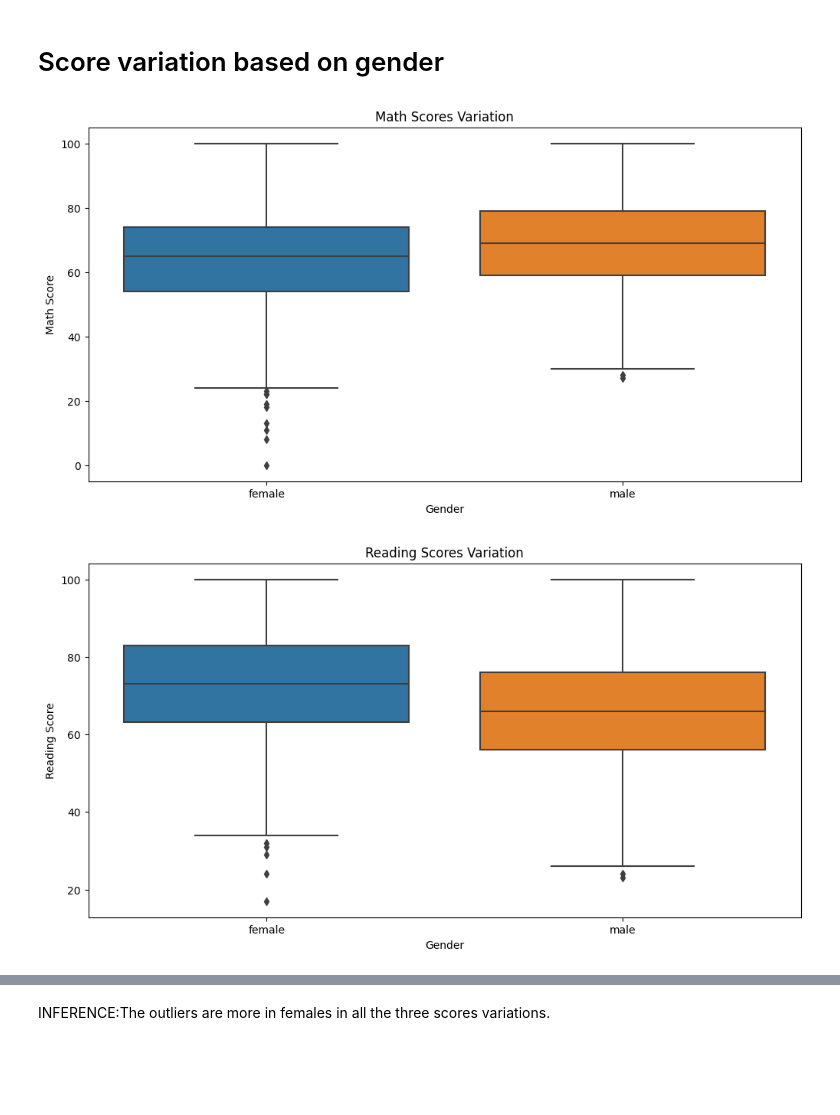
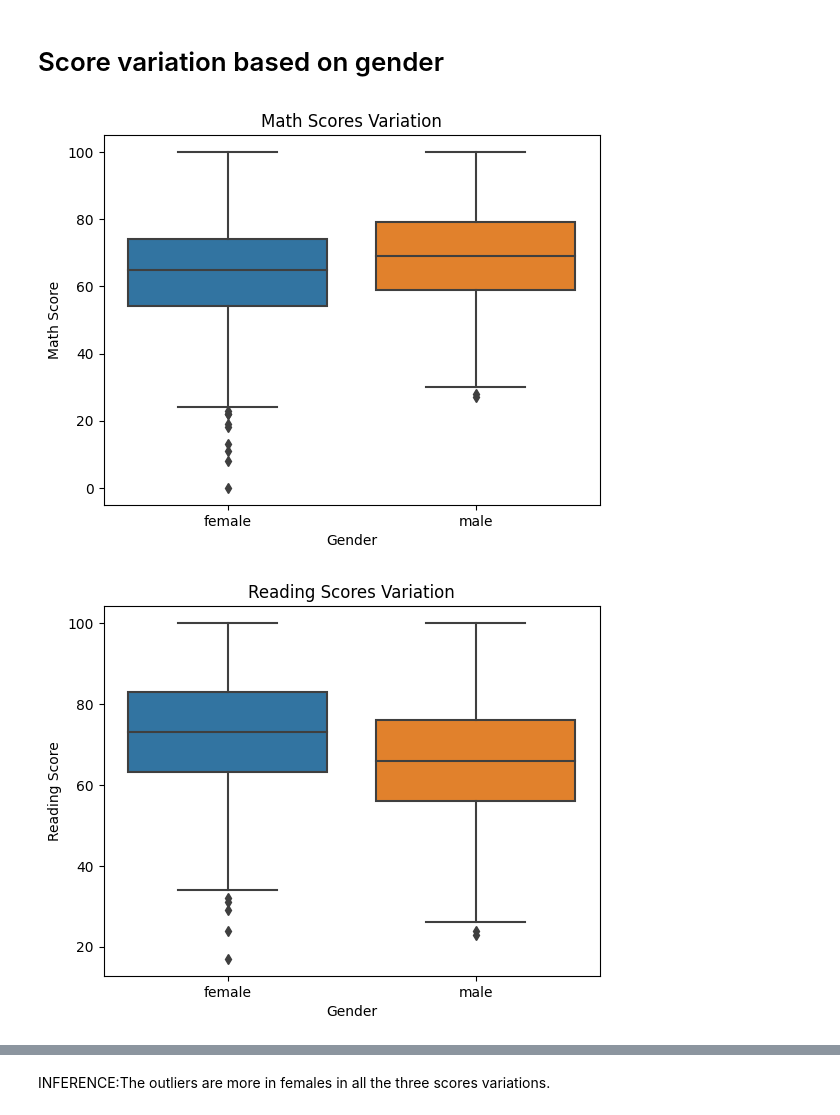
Before and after one commit to ASWATHI-A123/ASWATHI-A, a Jupyter notebook: Assignment_3.ipynb, the cells around one changed output, grey strips where cells are left out. Cells and saved outputs as stored; diff of their text form; code cells hidden in the pictures; blank space fills up the shorter version.

```diff
--- a/Assignment_3.ipynb
+++ b/Assignment_3.ipynb
@@ -100,26 +71,26 @@ INFERENCE:The average score for all the three that is for maths,reading as well
 # %% [markdown]
 # Score variation based on gender
 # %%
-plt.figure(figsize=(12, 6))
+plt.figure()
 sns.boxplot(data=data, x='gender', y='math score')
 plt.title('Math Scores Variation')
 plt.xlabel('Gender')
 plt.ylabel('Math Score')
 plt.show()
 
-plt.figure(figsize=(12, 6))
+plt.figure()
 sns.boxplot(data=data, x='gender', y='reading score')
 plt.title('Reading Scores Variation')
 plt.xlabel('Gender')
 plt.ylabel('Reading Score')
 plt.show()
 
-plt.figure(figsize=(12, 6))
+plt.figure()
 sns.boxplot(data=data, x='gender', y='writing score')
 plt.title('Writing Scores Variation')
 plt.xlabel('Gender')
 plt.ylabel('Writing Score')
 plt.show()
 # %% [output]
-[figure, old version]
+[figure, new version]
-[figure, old version]
+[figure, new version]
```
Also changed, not shown: parts of 14 cells of this notebook.
